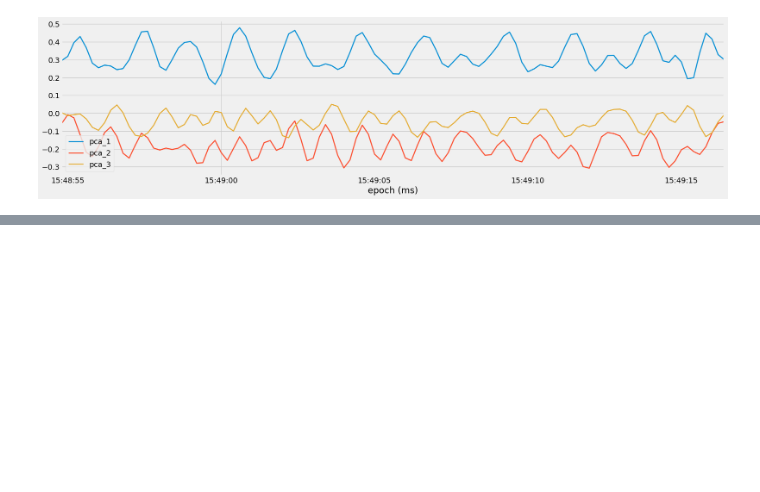
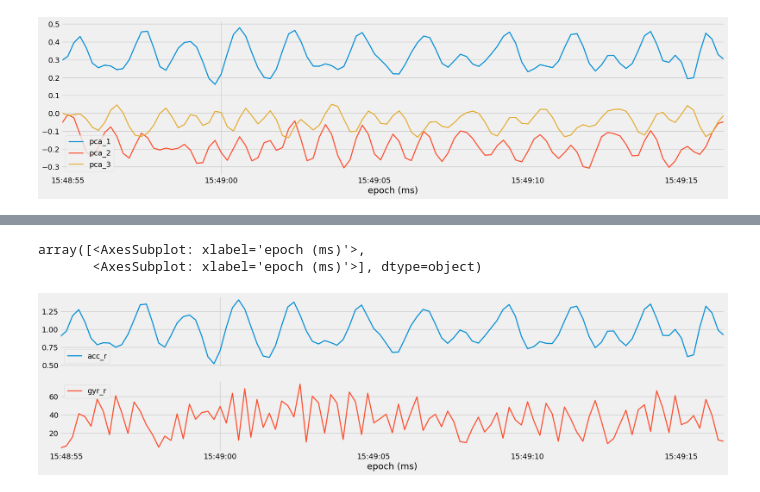
Before and after one commit to netraj-patil/fitnessTracker, a Jupyter notebook: src/features/build_features.ipynb, the cells around one changed output, grey strips where cells are left out. Cells and saved outputs as stored; diff of their text form; code cells hidden in the pictures; blank space fills up the shorter version.

```diff
--- a/src/features/build_features.ipynb
+++ b/src/features/build_features.ipynb
@@ -142,0 +149,14 @@ subset[['pca_1','pca_2','pca_3']].plot()
+# %%
+df_squared = df_pca.copy()
+acc_r = df_squared['acc_x'] ** 2 + df_squared['acc_y'] ** 2 + df_squared['acc_z'] ** 2
+gyr_r = df_squared['gyr_x'] ** 2 + df_squared['gyr_y'] ** 2 + df_squared['gyr_z'] ** 2
+
+df_squared['acc_r'] = np.sqrt(acc_r)
+df_squared['gyr_r'] = np.sqrt(gyr_r)
+# %%
+subset = df_squared[df_pca['set'] == 35]
+subset[['acc_r','gyr_r']].plot(subplots = True)
+# %% [output]
+array([<AxesSubplot: xlabel='epoch (ms)'>,
+       <AxesSubplot: xlabel='epoch (ms)'>], dtype=object)
+[figure, added]
```
Also changed, not shown: parts of 26 cells of this notebook, 3 other files.
